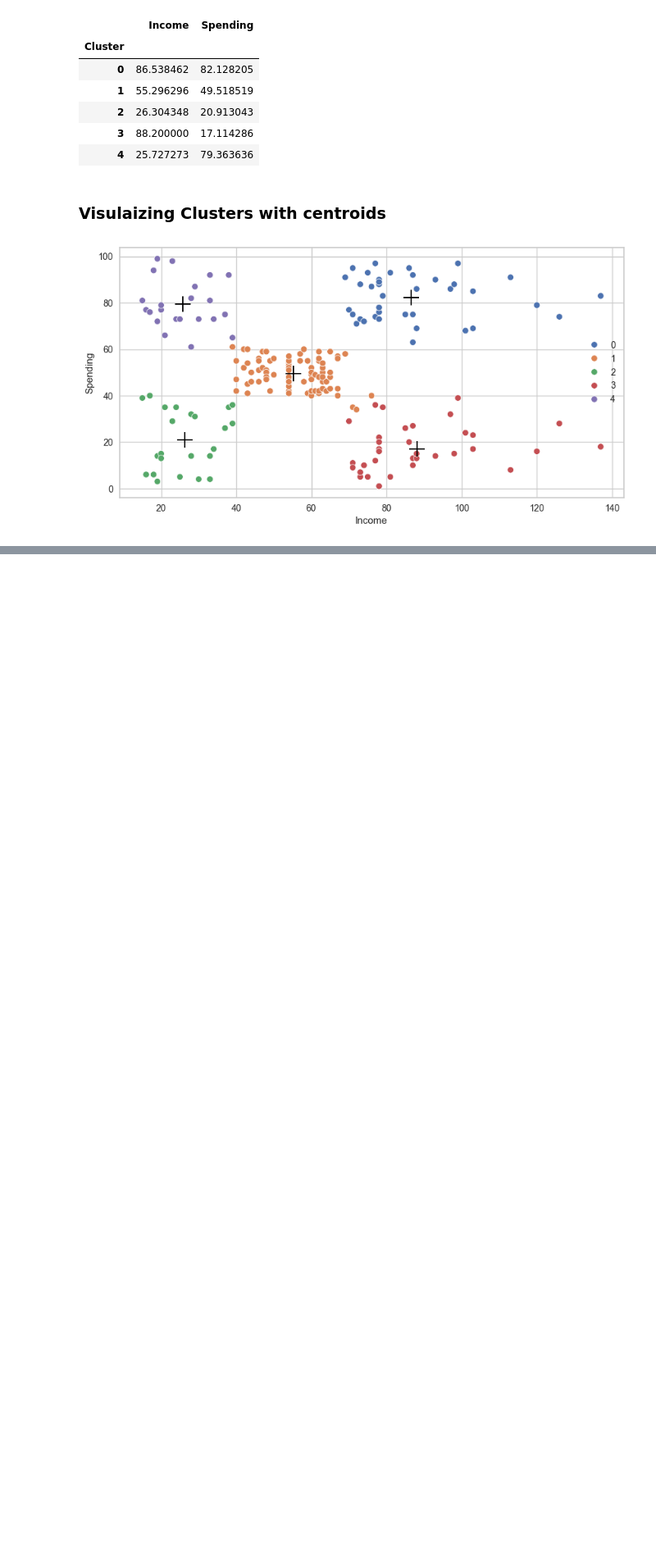
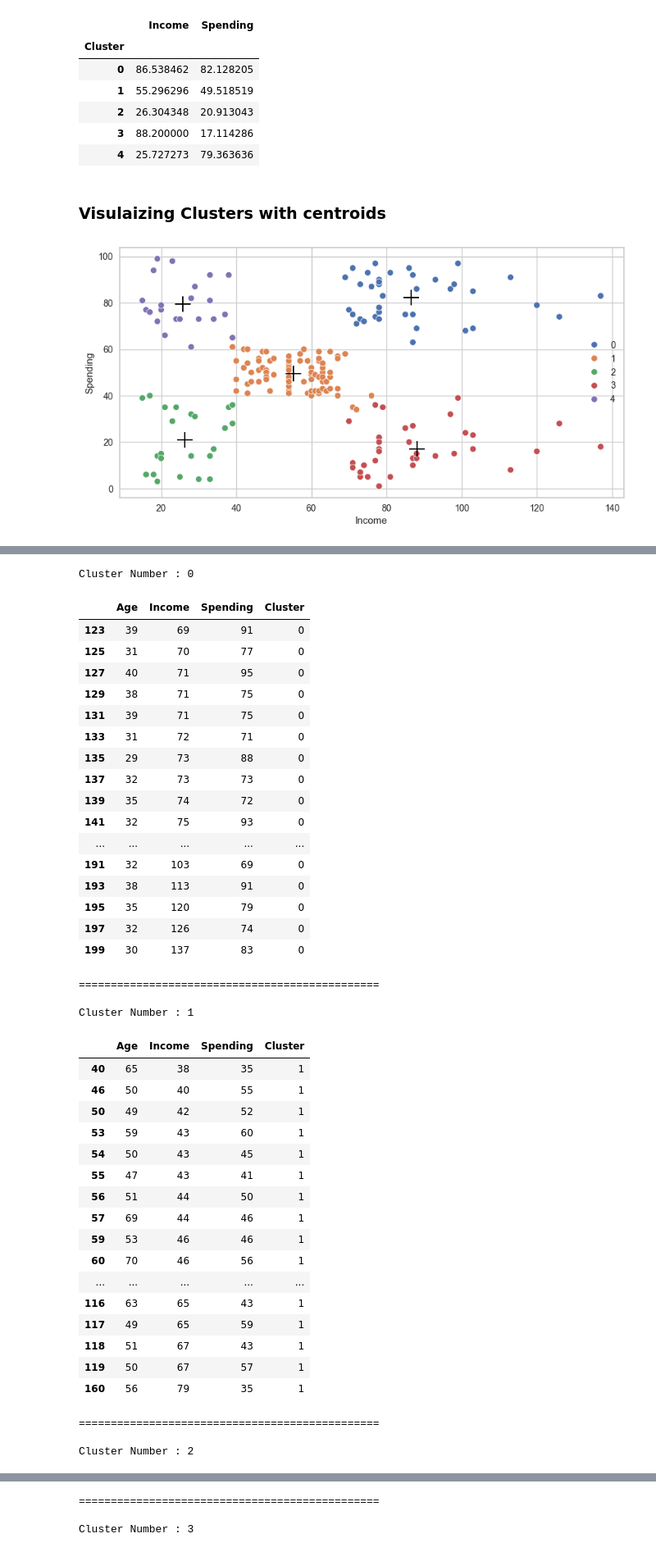
Before and after one commit to utkarshg1/Machine-Learning-11_30, a Jupyter notebook: KMeans Clustering/Kmeans.ipynb, the cells around one changed output, grey strips where cells are left out. Shown at 82% size. Drawn from its saved outputs; the diff is of its cells as text; code cells hidden in the pictures; blank space fills up the shorter version.

```diff
--- a/KMeans Clustering/Kmeans.ipynb
+++ b/KMeans Clustering/Kmeans.ipynb
@@ -330,0 +373,3 @@ plt.show()
+# %%
+km2 = KMeans(n_clusters=6)
+clusters2 = km2.fit_predict(X2_pre)
@@ -330,0 +389,3 @@ plt.show()
+# %%
+X2['Cluster'] = clusters2
+X2
@@ -330,0 +406,47 @@ plt.show()
+# %%
+for i in range(6):
+    print(f'Cluster Number : {i}')
+    display(X2[X2['Cluster']==i])
+    print('\n===============================================\n')
+# %% [output]
+Cluster Number : 0
+|  | Age | Income | Spending | Cluster |
+| 123 | 39 | 69 | 91 | 0 |
+| 125 | 31 | 70 | 77 | 0 |
+| 127 | 40 | 71 | 95 | 0 |
+| 129 | 38 | 71 | 75 | 0 |
+| 131 | 39 | 71 | 75 | 0 |
+| 133 | 31 | 72 | 71 | 0 |
+| 135 | 29 | 73 | 88 | 0 |
+| 137 | 32 | 73 | 73 | 0 |
+| 139 | 35 | 74 | 72 | 0 |
+| 141 | 32 | 75 | 93 | 0 |
+| ... | ... | ... | ... | ... |
+| 191 | 32 | 103 | 69 | 0 |
+| 193 | 38 | 113 | 91 | 0 |
+| 195 | 35 | 120 | 79 | 0 |
+| 197 | 32 | 126 | 74 | 0 |
+| 199 | 30 | 137 | 83 | 0 |
+===============================================
+
+Cluster Number : 1
+|  | Age | Income | Spending | Cluster |
+| 40 | 65 | 38 | 35 | 1 |
+| 46 | 50 | 40 | 55 | 1 |
+| 50 | 49 | 42 | 52 | 1 |
+| 53 | 59 | 43 | 60 | 1 |
+| 54 | 50 | 43 | 45 | 1 |
+| 55 | 47 | 43 | 41 | 1 |
+| 56 | 51 | 44 | 50 | 1 |
+| 57 | 69 | 44 | 46 | 1 |
+| 59 | 53 | 46 | 46 | 1 |
+| 60 | 70 | 46 | 56 | 1 |
+| ... | ... | ... | ... | ... |
+| 116 | 63 | 65 | 43 | 1 |
+| 117 | 49 | 65 | 59 | 1 |
+| 118 | 51 | 67 | 43 | 1 |
+| 119 | 50 | 67 | 57 | 1 |
+| 160 | 56 | 79 | 35 | 1 |
+===============================================
+
+Cluster Number : 2
@@ -330,0 +470,3 @@ plt.show()
+===============================================
+
+Cluster Number : 3
```
Also changed, not shown: parts of 12 cells of this notebook, 1 other file.
